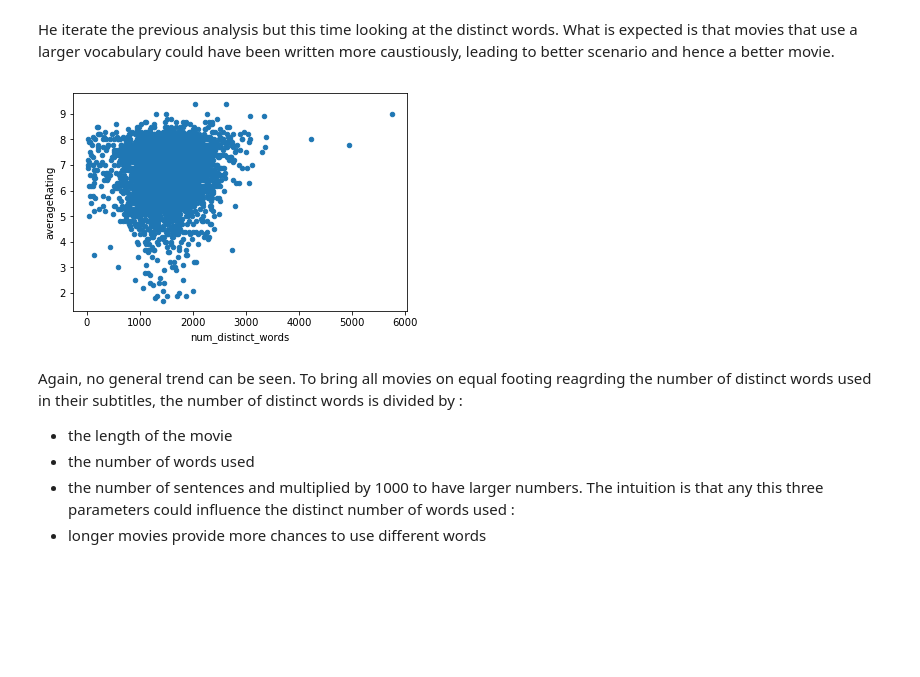
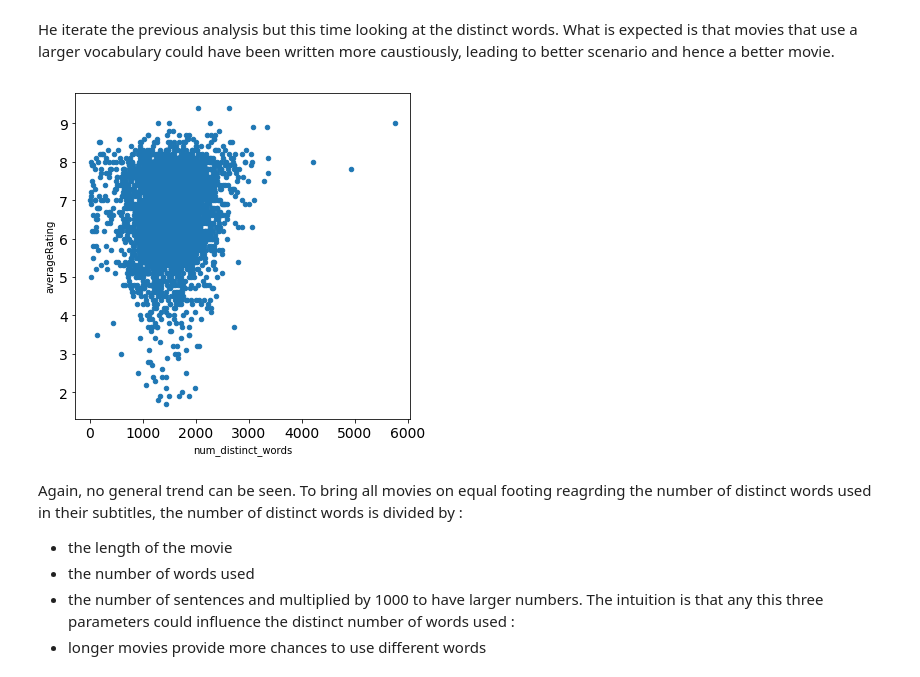
Before and after one commit to Xabitsuki/adamax, a Jupyter notebook: NotebookFinal.ipynb, the cells around one changed output. Cells and saved outputs as stored; diff of their text form; code cells hidden in the pictures; blank space fills up the shorter version.

```diff
--- a/NotebookFinal.ipynb
+++ b/NotebookFinal.ipynb
@@ -640,9 +650,9 @@ Looking at the plots reveals that there is not clear distinction in the average
 # %% [markdown]
 He iterate the previous analysis but this time looking at the distinct words. What is expected is that movies that use a larger vocabulary could have been written more caustiously, leading to better scenario and hence a better movie.
 # %%
-ax = df_words_ratings_pd.plot.scatter("num_distinct_words", "averageRating")
+ax = df_words_ratings_pd.plot.scatter("num_distinct_words", "averageRating",figsize=(6,6),fontsize=14);
 # %% [output]
-[figure, old version]
+[figure, new version]
 # %% [markdown]
 Again, no general trend can be seen. To bring all movies on equal footing reagrding the number of distinct words used in their subtitles, the number of distinct words is divided by :
 * the length of the movie
```
Also changed, not shown: parts of 40 cells of this notebook.
